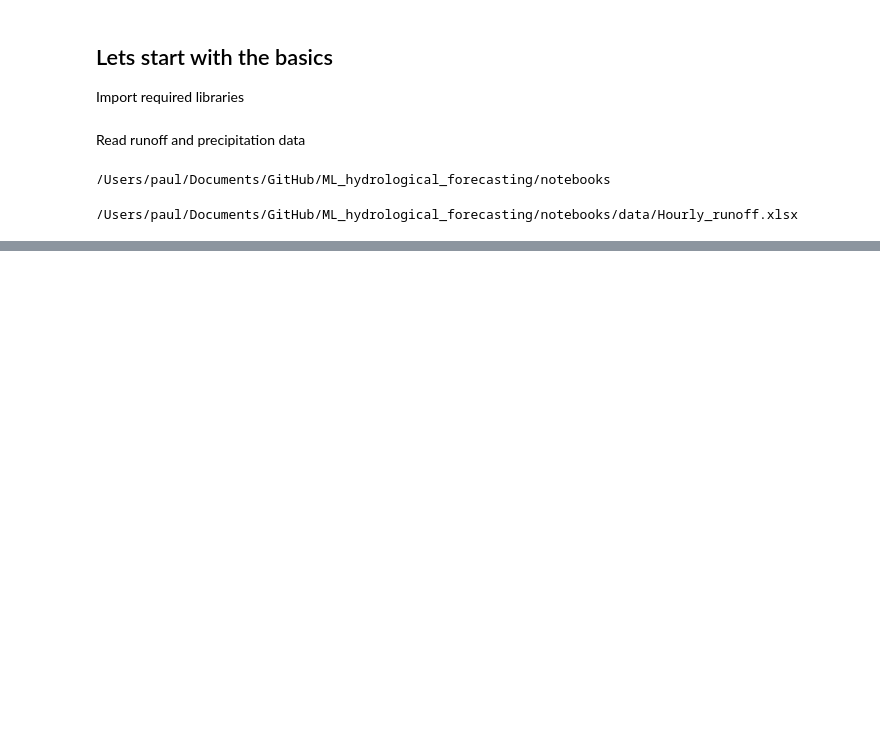
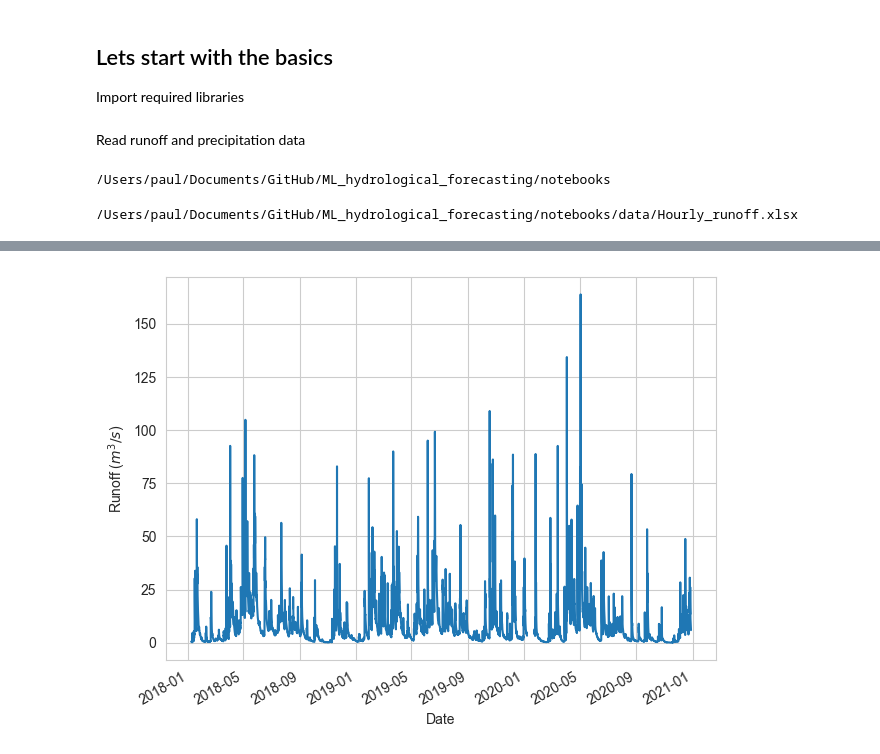
Before and after one commit to paulmunozpauta/Course_ML_hydrological_forecasting, a Jupyter notebook: notebooks/1_ML_introduction.ipynb, the cells around one changed output, grey strips where cells are left out. Saved outputs shown, nothing was run; the diff lists cells and outputs as text; code cells hidden in the pictures; blank space fills up the shorter version.

```diff
--- a/notebooks/1_ML_introduction.ipynb
+++ b/notebooks/1_ML_introduction.ipynb
@@ -245,0 +267,10 @@ caudal_horario.plot()
+# %%
+fig, ax = plt.subplots()
+Hourly_runoff.plot(ax=ax)
+plt.ylabel('Runoff ($m^3/s$)')
+plt.legend().set_visible(False)
+os.makedirs(os.path.join(root_directory, "figures"), exist_ok=True)
+plt.tight_layout()
+plt.savefig(os.path.join(root_directory+'/figures', 'Runoff_plot.jpg'), format='jpg', dpi =300)
+# %% [output]
+[figure, added]
```
Also changed, not shown: parts of 28 cells of this notebook, 8 other files.
